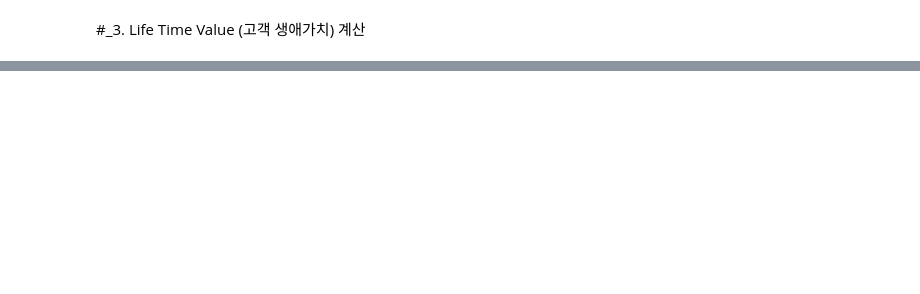
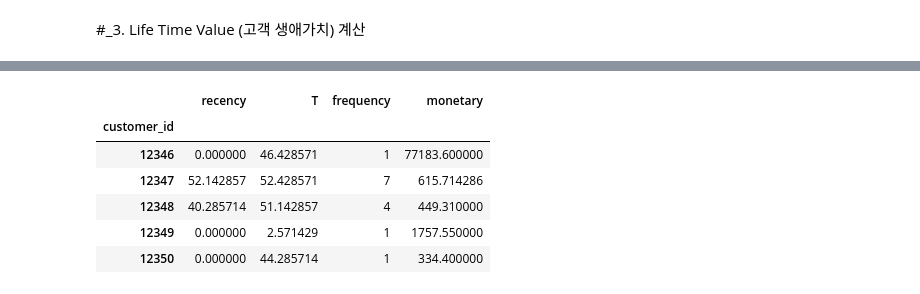
Before and after one commit to Nayoung-young/prj-ecommerce-ltv, a Jupyter notebook: e_commerce_LTV.ipynb, the cells around one changed output, grey strips where cells are left out. Drawn from its saved outputs; the diff is of its cells as text; code cells hidden in the pictures; blank space fills up the shorter version.

```diff
--- a/e_commerce_LTV.ipynb
+++ b/e_commerce_LTV.ipynb
@@ -505,0 +557,11 @@ memory usage: 33.4+ MB
+# %%
+%%time
+# Average Order Value
+ltv_df["monetary"] = ltv_df["monetary"] / ltv_df["frequency"]
+
+# Regency & Tenure (per week)
+ltv_df["recency"] = ltv_df["recency"] / 7
+ltv_df["T"] = ltv_df["T"] / 7
+
+# Frequency (drop if frequency == 0)
+ltv_df = ltv_df[ltv_df["frequency"] > 0]
@@ -505,0 +571,15 @@ memory usage: 33.4+ MB
+# %%
+ltv_df.head()
+
+# recency = 가장 최근 구매와 그 이전 구매와의 차이 (주)
+# T = 가입 이후 시간 (주)
+# frequency = 구매 건수 (번)
+# monetary = 구매 건수 별 평균 구매금액 (원)
+# %% [output]
+|  | recency | T | frequency | monetary |
+| customer_id |  |  |  |  |
+| 12346 | 0.000000 | 46.428571 | 1 | 77183.600000 |
+| 12347 | 52.142857 | 52.428571 | 7 | 615.714286 |
+| 12348 | 40.285714 | 51.142857 | 4 | 449.310000 |
+| 12349 | 0.000000 | 2.571429 | 1 | 1757.550000 |
+| 12350 | 0.000000 | 44.285714 | 1 | 334.400000 |
```
Also changed, not shown: parts of 29 cells of this notebook.
